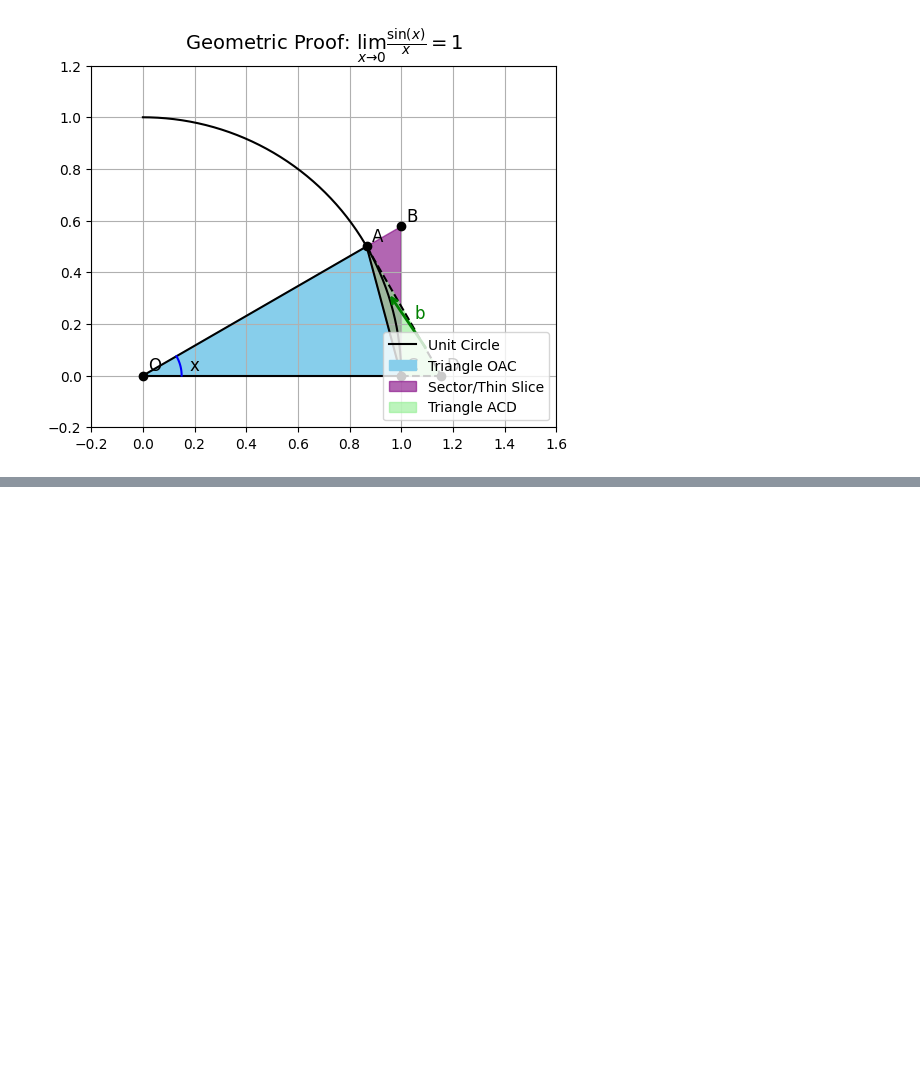
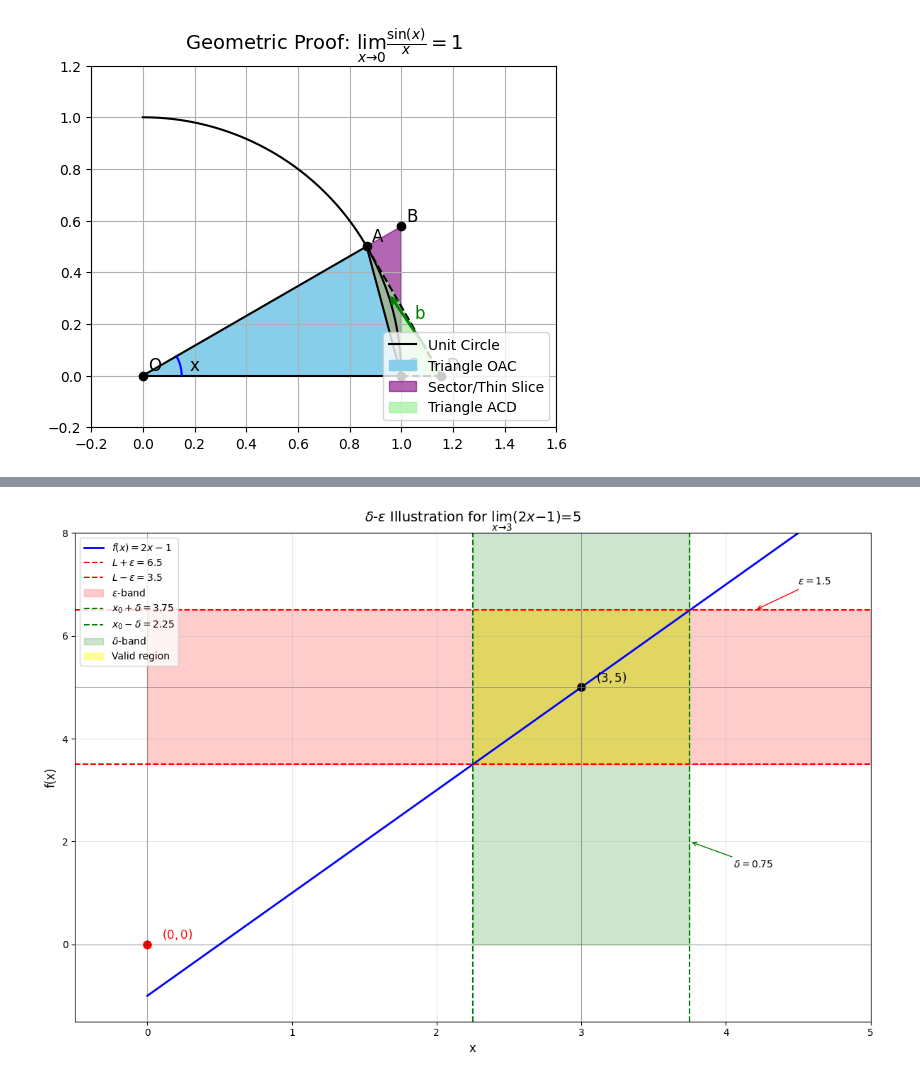
Before and after one commit to PatiphanAK/math-for-it, a Jupyter notebook: calculus/Limit.ipynb, the cells around one changed output, grey strips where cells are left out. Saved outputs shown, nothing was run; the diff lists cells and outputs as text; code cells hidden in the pictures; blank space fills up the shorter version.

Commit message:
update epsilon and delta

```diff
--- a/calculus/Limit.ipynb
+++ b/calculus/Limit.ipynb
@@ -345 +337,7 @@ $$
 $$
+# %%
+# It have same result if we using SymPy
+x = sympy.Symbol('x')
+expr = sympy.sin(x) / x
+limit_result = sympy.limit(expr, x, 0)
+print(limit_result)
@@ -345,0 +371,3 @@ $$
+# %%
+def f(x):
+    return 2*x - 1
@@ -345,0 +376,5 @@ $$
+# %%
+x0 = 3          # Point of interest
+L = f(x0)       # Limit value = 5
+epsilon = 1.5   # Tolerance around L
+delta = epsilon / 2  # Tolerance around x0 = 0.75
@@ -345,0 +438,56 @@ $$
+# %%
+# Range of x
+x = np.linspace(0, 5, 400)
+y = f(x)
+
+# Plot setup
+plt.figure(figsize=(12, 8))
+plt.plot(x, y, label=r'$f(x) = 2x - 1$', color='blue', linewidth=2)
+
+# Horizontal ε-band
+plt.axhline(L + epsilon, color='red', linestyle='--', label=fr'$L + \epsilon = {L + epsilon}$')
+plt.axhline(L - epsilon, color='red', linestyle='--', label=fr'$L - \epsilon = {L - epsilon}$')
+plt.fill_between(x, L - epsilon, L + epsilon, color='red', alpha=0.2, label=r'$\epsilon$-band')
+
+# Vertical δ-band
+y_fill = np.linspace(0, 8, 100)
+plt.axvline(x0 + delta, color='green', linestyle='--', label=fr'$x_0 + \delta = {x0 + delta}$')
+plt.axvline(x0 - delta, color='green', linestyle='--', label=fr'$x_0 - \delta = {x0 - delta}$')
+plt.fill_betweenx(y_fill, x0 - delta, x0 + delta, color='green', alpha=0.2, label=r'$\delta$-band')
+
+# Intersection (valid region)
+x_inter = np.linspace(x0 - delta, x0 + delta, 100)
+plt.fill_between(x_inter, L - epsilon, L + epsilon, color='yellow', alpha=0.4, label='Valid region')
+
+# Key points
+plt.plot(x0, L, 'ko', markersize=8)
+plt.text(x0 + 0.1, L + 0.1, r'$(3, 5)$', fontsize=12)
+
+plt.plot(0, 0, 'ro', markersize=8)
+plt.text(0.1, 0.1, r'$(0, 0)$', fontsize=12, color='red')
+
+# Axes and grid
+plt.axhline(L, color='gray', linewidth=0.5)
+plt.axvline(x0, color='gray', linewidth=0.5)
+plt.axhline(0, color='black', linewidth=0.8, alpha=0.3)
+plt.axvline(0, color='black', linewidth=0.8, alpha=0.3)
+
+# Annotations
+plt.annotate(r'$\epsilon = 1.5$', xy=(4.2, L + epsilon), xytext=(4.5, L + epsilon + 0.5),
+             arrowprops=dict(arrowstyle='->', color='red'), fontsize=10)
+
+plt.annotate(r'$\delta = 0.75$', xy=(x0 + delta, 2), xytext=(x0 + delta + 0.3, 1.5),
+             arrowprops=dict(arrowstyle='->', color='green'), fontsize=10)
+
+# Labels and layout
+plt.title(r'$\delta$-$\epsilon$ Illustration for $\lim_{x \to 3}(2x - 1) = 5$', fontsize=14)
+plt.xlabel('x', fontsize=12)
+plt.ylabel('f(x)', fontsize=12)
+plt.xlim(-0.5, 5)
+plt.ylim(-1.5, 8)
+plt.grid(True, alpha=0.3)
+plt.legend(loc='upper left')
+plt.tight_layout()
+plt.show()
+# %% [output]
+[figure, added]
```
Also changed, not shown: parts of 10 cells of this notebook.
